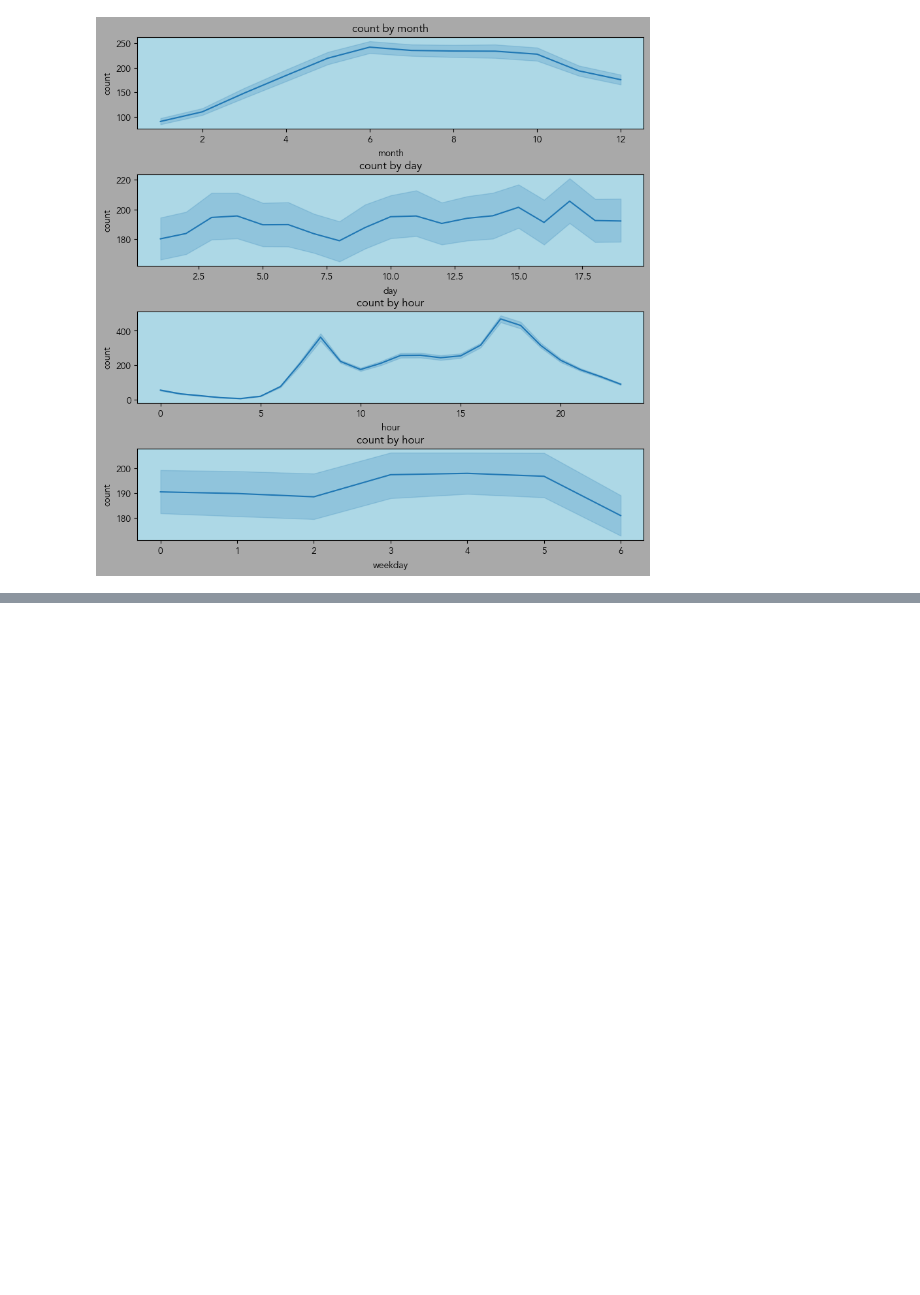
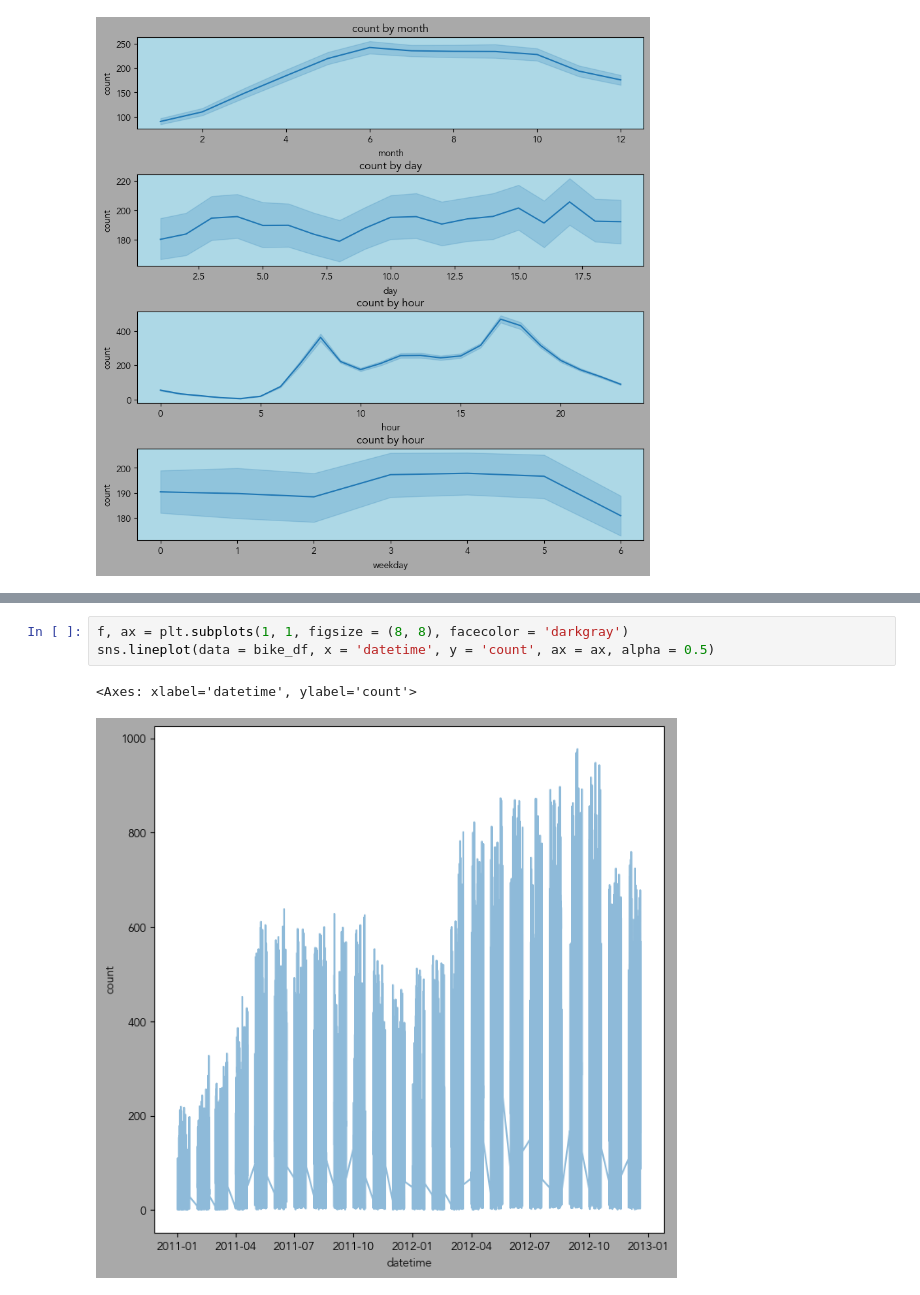
Before and after one commit to gyjong/workplace, a Jupyter notebook: Portfolio/bike_sharing_demand.ipynb, the cells around one changed output, grey strips where cells are left out. Drawn from its saved outputs; the diff is of its cells as text; blank space fills up the shorter version.

```diff
--- a/Portfolio/bike_sharing_demand.ipynb
+++ b/Portfolio/bike_sharing_demand.ipynb
@@ -156,0 +217,6 @@ plt.subplots_adjust(wspace=0.2, hspace=0.5)
+# %%
+f, ax = plt.subplots(1, 1, figsize = (8, 8), facecolor = 'darkgray')
+sns.lineplot(data = bike_df, x = 'datetime', y = 'count', ax = ax, alpha = 0.5)
+# %% [output]
+<Axes: xlabel='datetime', ylabel='count'>
+[figure, added]
```
Also changed, not shown: parts of 9 cells of this notebook.
